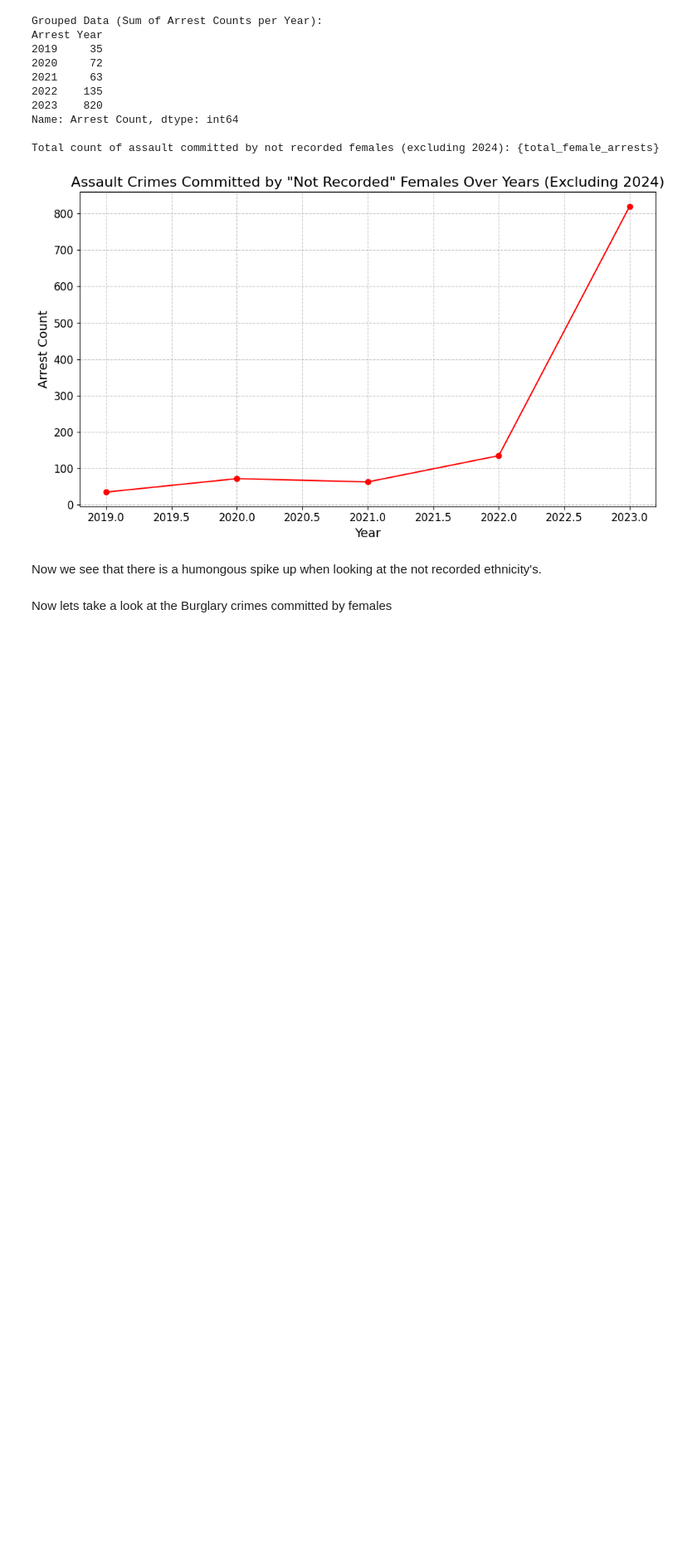
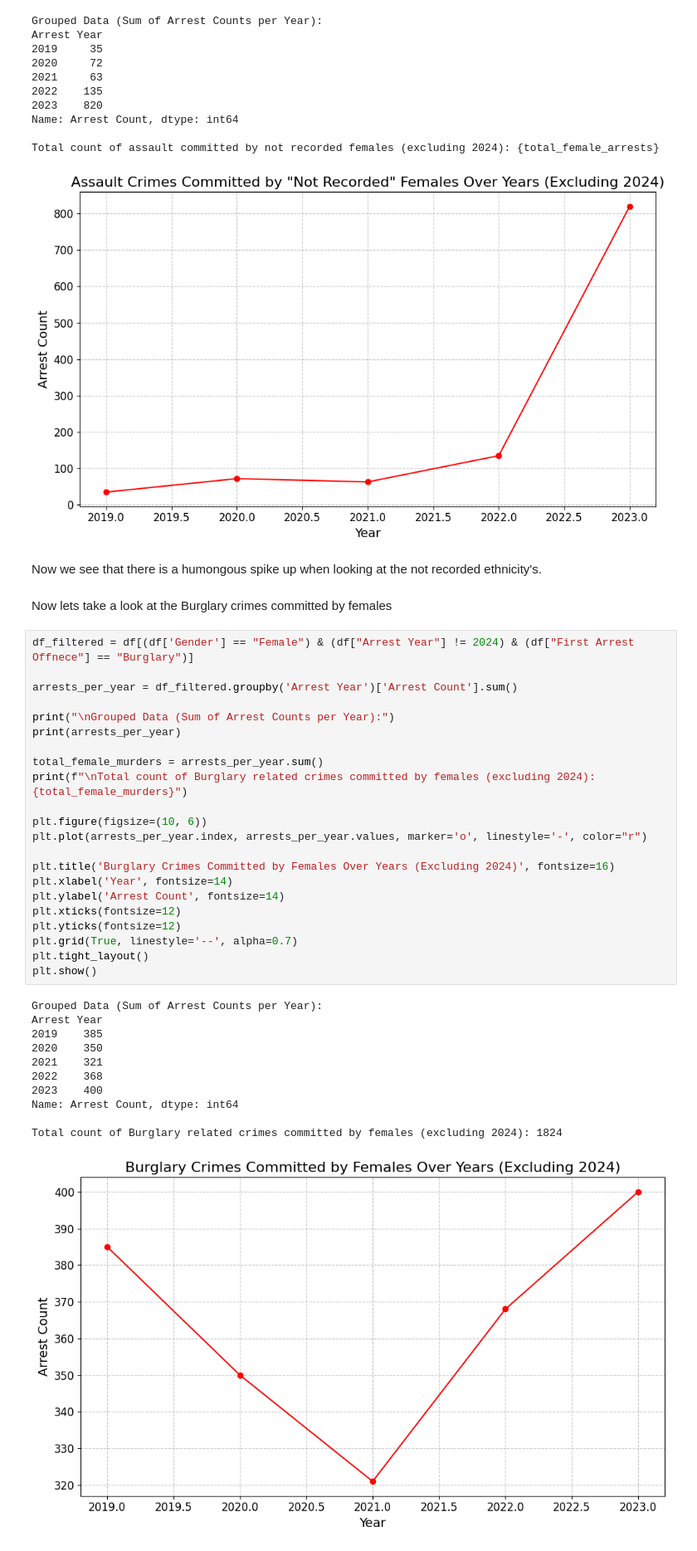
Before and after one commit to Ozan797/Crime-Visualiser, a Jupyter notebook: Arrests.ipynb, the cells around one changed output. Shown at 83% size. Saved outputs shown, nothing was run; the diff lists cells and outputs as text; blank space fills up the shorter version.

Commit message:
Started Burglary Graphs

```diff
--- a/Arrests.ipynb
+++ b/Arrests.ipynb
@@ -912,3 +912,37 @@ Total count of assault committed by not recorded females (excluding 2024): {tota
 Now we see that there is a humongous spike up when looking at the not recorded ethnicity's.
 # %% [markdown]
 Now lets take a look at the Burglary crimes committed by females
+# %%
+df_filtered = df[(df['Gender'] == "Female") & (df["Arrest Year"] != 2024) & (df["First Arrest Offnece"] == "Burglary")]
+
+arrests_per_year = df_filtered.groupby('Arrest Year')['Arrest Count'].sum()
+
+print("\nGrouped Data (Sum of Arrest Counts per Year):")
+print(arrests_per_year)
+
+total_female_murders = arrests_per_year.sum()
+print(f"\nTotal count of Burglary related crimes committed by females (excluding 2024): {total_female_murders}")
+
+plt.figure(figsize=(10, 6))
+plt.plot(arrests_per_year.index, arrests_per_year.values, marker='o', linestyle='-', color="r")
+
+plt.title('Burglary Crimes Committed by Females Over Years (Excluding 2024)', fontsize=16)
+plt.xlabel('Year', fontsize=14)
+plt.ylabel('Arrest Count', fontsize=14)
+plt.xticks(fontsize=12)
+plt.yticks(fontsize=12)
+plt.grid(True, linestyle='--', alpha=0.7)
+plt.tight_layout()
+plt.show()
+# %% [output]
+Grouped Data (Sum of Arrest Counts per Year):
+Arrest Year
+2019    385
+2020    350
+2021    321
+2022    368
+2023    400
+Name: Arrest Count, dtype: int64
+
+Total count of Burglary related crimes committed by females (excluding 2024): 1824
+[figure, added]
```
